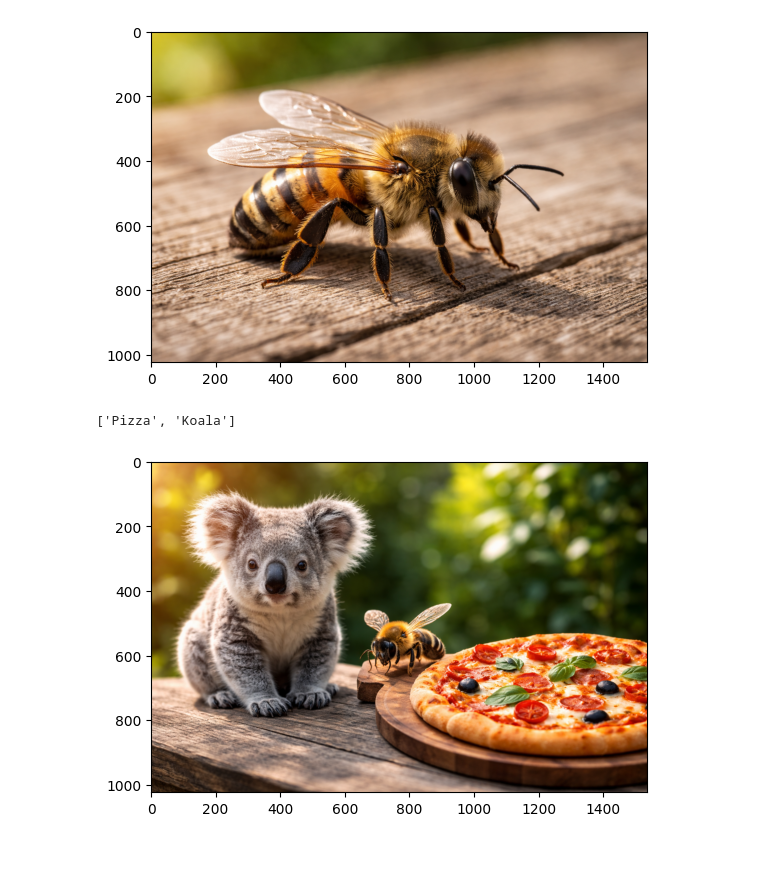
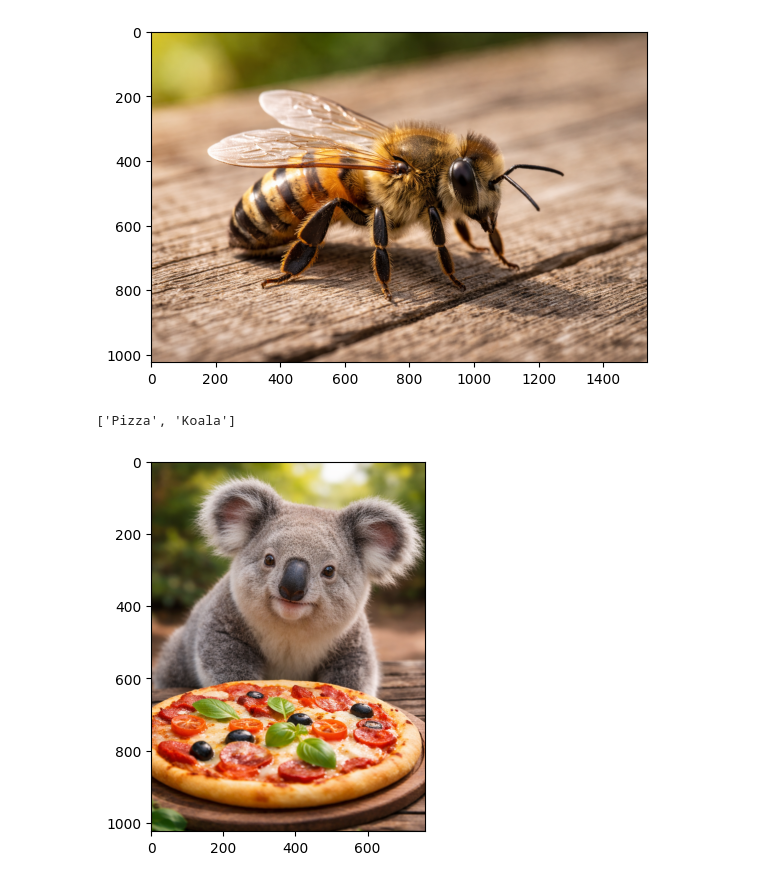
Before and after one commit to ArnasVaic/deep-learning, a Jupyter notebook: task-1/notebook.ipynb, the cells around one changed output. Saved outputs shown, nothing was run; the diff lists cells and outputs as text; code cells hidden in the pictures; blank space fills up the shorter version.

```diff
--- a/task-1/notebook.ipynb
+++ b/task-1/notebook.ipynb
@@ -268,14 +268,14 @@ plt.show()
 ['Bee']
 [figure]
 # %%
-image_path = os.path.join(DATA_DIR, "all.png")
+image_path = os.path.join(DATA_DIR, "pizza_koala.png")
 image = Image.open(image_path)
 
 ans = predict_classes(image)
 print(ans)
 
 plt.imshow(image)
 plt.show()
 # %% [output]
 ['Pizza', 'Koala']
-[figure, old version]
+[figure, new version]
```
Also changed, not shown: parts of 4 cells of this notebook.
